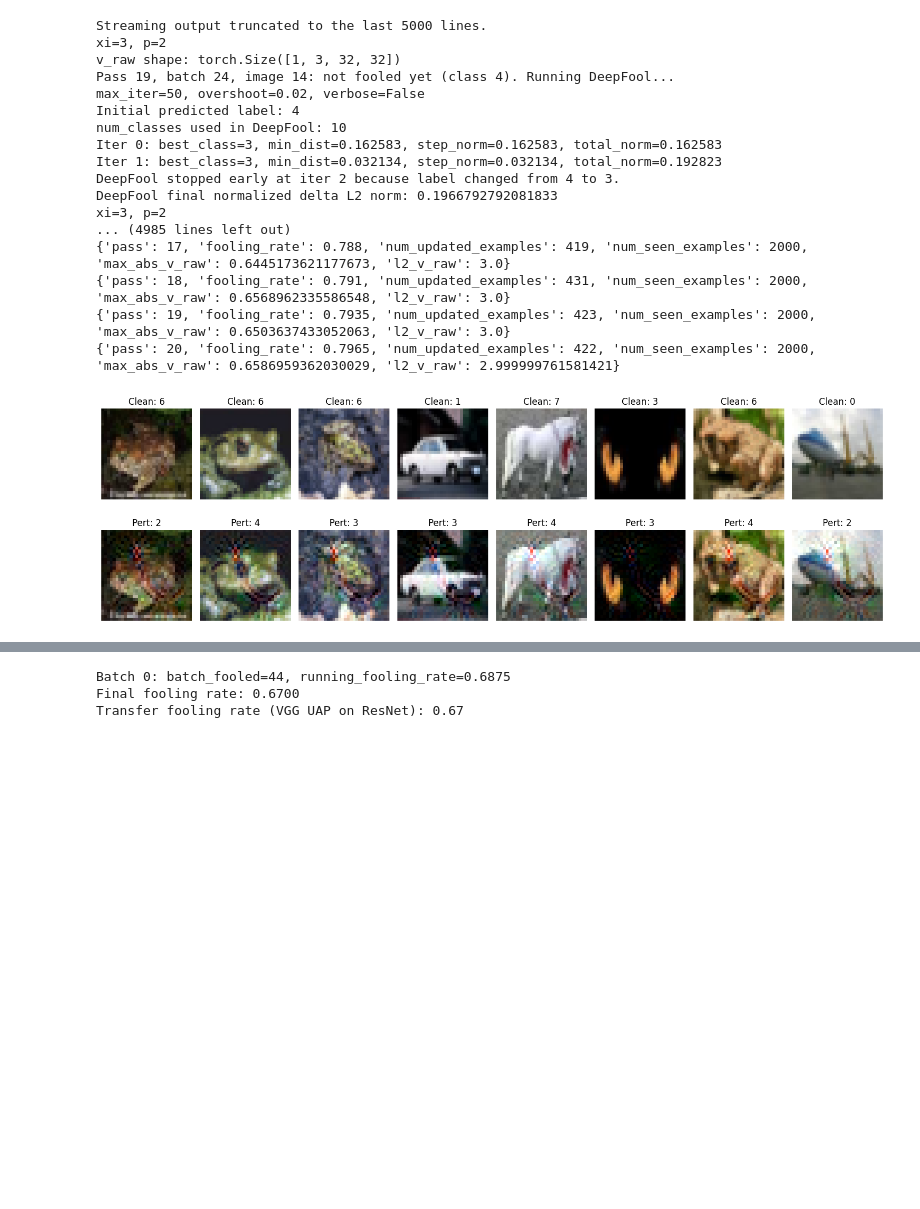
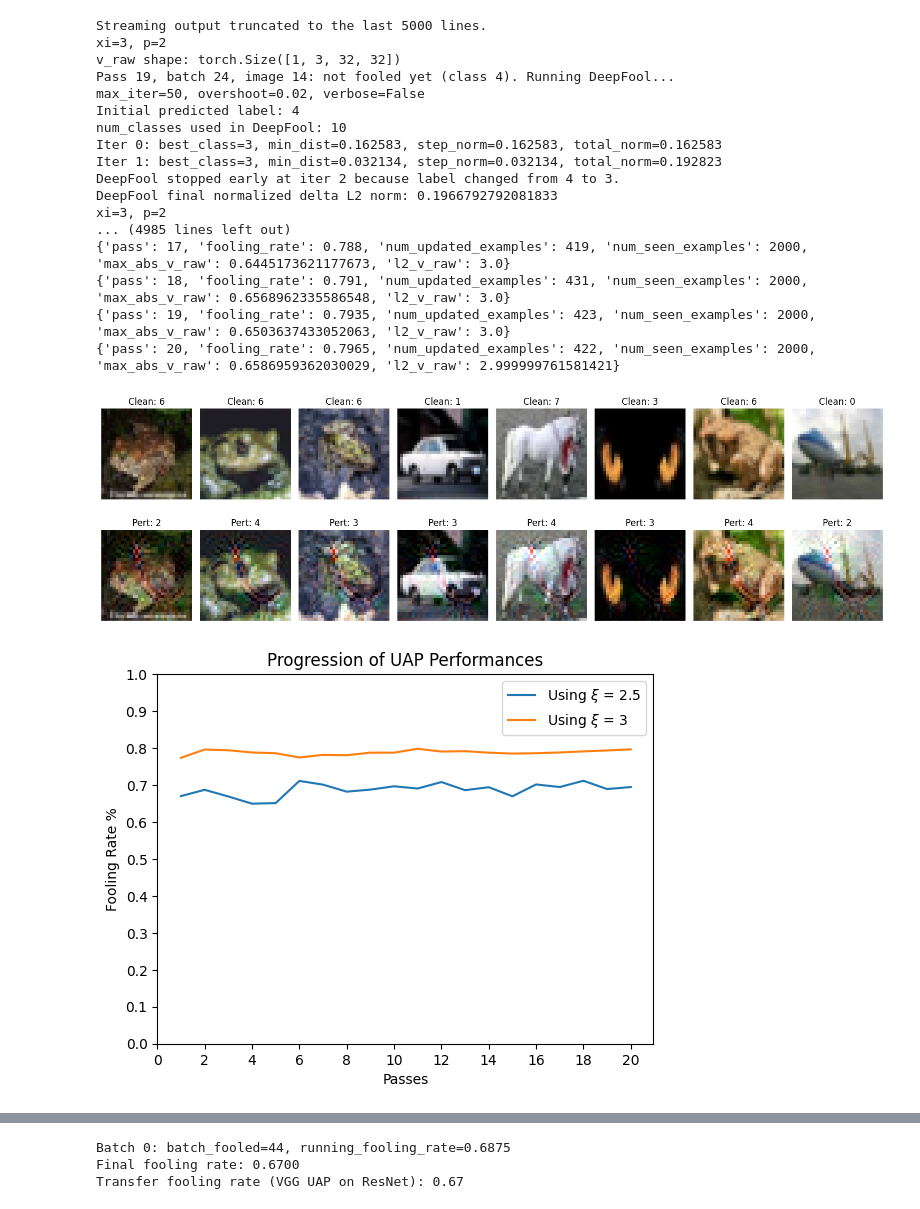
Before and after one commit to khalayli/universal-adversarial-perturbations, a Jupyter notebook: main_colab_uap.ipynb, the cells around one changed output, grey strips where cells are left out. Drawn from its saved outputs; the diff is of its cells as text; code cells hidden in the pictures; blank space fills up the shorter version.

Commit message:
Added a couple more cells to generate some figures

```diff
--- a/main_colab_uap.ipynb
+++ b/main_colab_uap.ipynb
@@ -1029,7 +1071,7 @@ def show_perturbed_images(model, loader, v_raw, device, num_images=8):
     plt.show()
 # %%
 # Run
-v_uap_raw, v_uap_norm, uap_history = universal_perturbation_p(
+v_uap_raw, v_uap_norm, uap_history_xi2_5 = universal_perturbation_p(
     model=vgg_model,
     dataloader=uap_construct_loader,
     #xi=20/255,                 # max allowed absolute raw-pixel perturbation
@@ -1046,7 +1088,7 @@ v_uap_raw, v_uap_norm, uap_history = universal_perturbation_p(
 )
 
 print("\nUAP history:")
-for row in uap_history:
+for row in uap_history_xi2_5:
     print(row)
 
 
@@ -1078,7 +1120,7 @@ Pass 20, batch 4, image 34: not fooled yet (class 2). Running DeepFool...
 [figure]
 # %%
 # Run
-v_uap_raw, v_uap_norm, uap_history = universal_perturbation_p(
+v_uap_raw, v_uap_norm, uap_history_xi3 = universal_perturbation_p(
     model=vgg_model,
     dataloader=uap_construct_loader,
     #xi=20/255,                 # max allowed absolute raw-pixel perturbation
@@ -1095,7 +1137,7 @@ v_uap_raw, v_uap_norm, uap_history = universal_perturbation_p(
 )
 
 print("\nUAP history:")
-for row in uap_history:
+for row in uap_history_xi3:
     print(row)
 
 
@@ -1125,3 +1167,23 @@ xi=3, p=2
 {'pass': 19, 'fooling_rate': 0.7935, 'num_updated_examples': 423, 'num_seen_examples': 2000, 'max_abs_v_raw': 0.6503637433052063, 'l2_v_raw': 3.0}
 {'pass': 20, 'fooling_rate': 0.7965, 'num_updated_examples': 422, 'num_seen_examples': 2000, 'max_abs_v_raw': 0.6586959362030029, 'l2_v_raw': 2.999999761581421}
 [figure]
+# %%
+import matplotlib.pyplot as plt
+
+x = range(1, 21)
+y1 = [row['fooling_rate'] for row in uap_history_xi2_5]
+y2 = [row['fooling_rate'] for row in uap_history_xi3]
+
+# Create line plot
+plt.plot(x, y1, label=r"Using $\xi$ = 2.5")
+plt.plot(x, y2, label=r"Using $\xi$ = 3")
+
+plt.title("Progression of UAP Performances")
+plt.xlabel("Passes")
+plt.xticks([0, 2, 4, 6, 8, 10, 12, 14, 16, 18, 20])
+plt.ylabel("Fooling Rate %")
+plt.yticks([0, 0.1, 0.2, 0.3, 0.4, 0.5, 0.6, 0.7, 0.8, 0.9, 1])
+plt.legend()
+plt.show()
+# %% [output]
+[figure, added]
```
Also changed, not shown: parts of 3 cells of this notebook.
